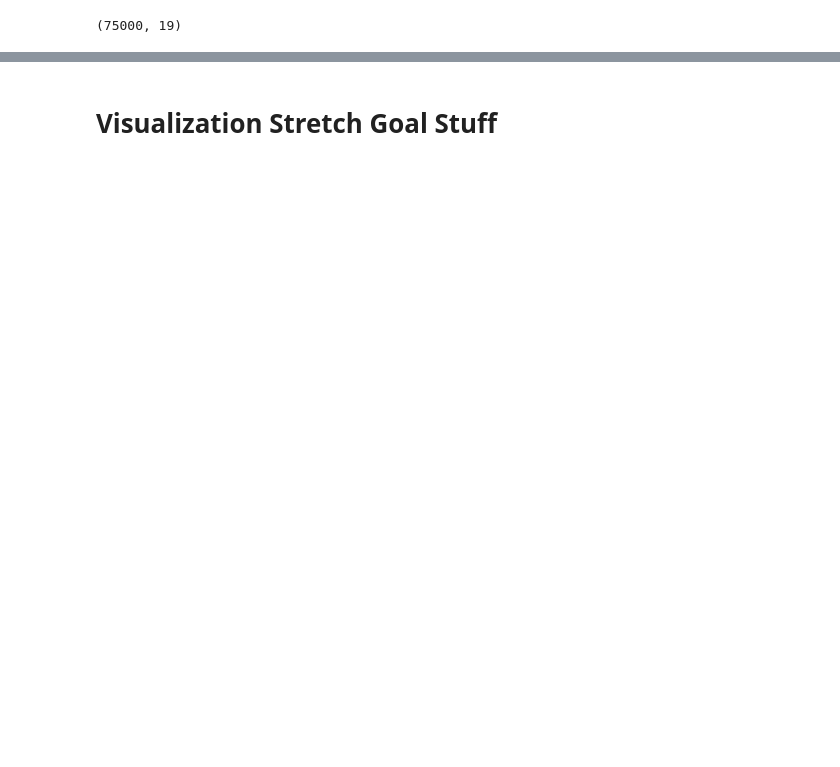
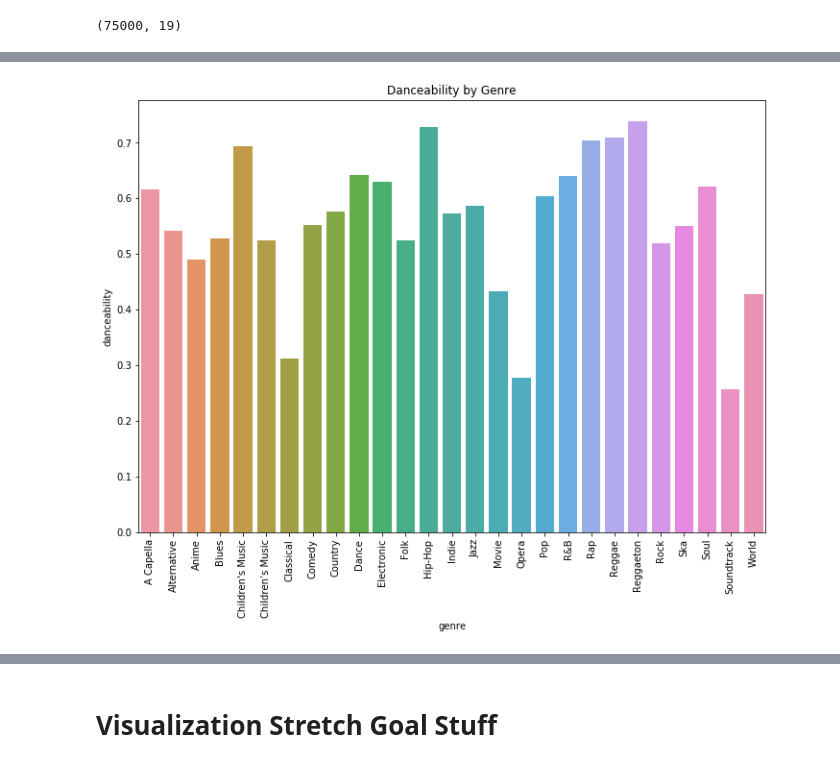
Before and after one commit to Build-Week-Spotify-Song-Suggester-5/Data-Science, a Jupyter notebook: Baseline_Nearest_Neighbors_PCA.ipynb, the cells around one changed output, grey strips where cells are left out. Drawn from its saved outputs; the diff is of its cells as text; code cells hidden in the pictures; blank space fills up the shorter version.

```diff
--- a/Baseline_Nearest_Neighbors_PCA.ipynb
+++ b/Baseline_Nearest_Neighbors_PCA.ipynb
@@ -59,0 +110,11 @@ df.shape
+# %%
+fig, ax = plt.subplots(figsize=dims)
+plt.title('Danceability by Genre');
+dancechart = sns.barplot(x=groupby_genre_df.index, y=groupby_genre_df.danceability);
+dancechart.set_xticklabels(labels = groupby_genre_df.index, rotation=90);
+
+
+f = dancechart.get_figure()
+f.savefig("dancechart.jpg")
+# %% [output]
+[figure, added]
```
Also changed, not shown: parts of 16 cells of this notebook, 5 other files.
